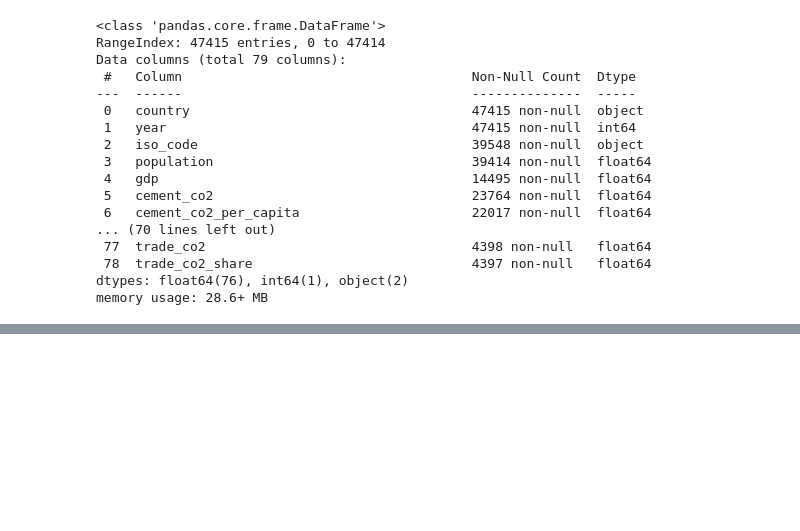
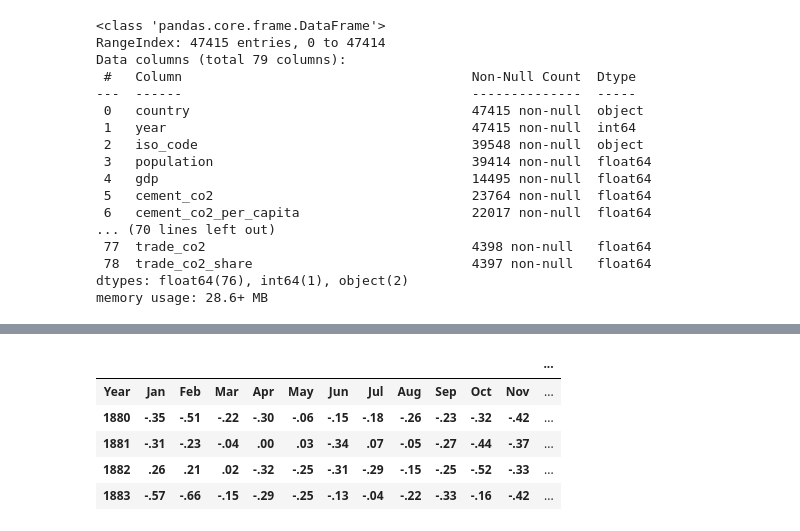
Before and after one commit to shichik07/ClimateAnalysis, a Jupyter notebook: DataExploration/Climate_Explore.ipynb, the cells around one changed output, grey strips where cells are left out. Drawn from its saved outputs; the diff is of its cells as text; code cells hidden in the pictures; blank space fills up the shorter version.

```diff
--- a/DataExploration/Climate_Explore.ipynb
+++ b/DataExploration/Climate_Explore.ipynb
@@ -112,0 +134,10 @@ Lastly, we load the temperature anomaly (deviation - reference period 1951-1980)
+# %%
+Northern_mean_temp_df = pd.read_csv(filepath_or_buffer = r"D:\Data\Dropbox\LifeAfter\Datascientest\Climate\Data\NASA\NH.Ts+dSST.csv")
+Northern_mean_temp_df.head(5)
+# %% [output]
+|  |  |  |  |  |  |  |  |  |  |  |  | ... |
+| Year | Jan | Feb | Mar | Apr | May | Jun | Jul | Aug | Sep | Oct | Nov | ... |
+| 1880 | -.35 | -.51 | -.22 | -.30 | -.06 | -.15 | -.18 | -.26 | -.23 | -.32 | -.42 | ... |
+| 1881 | -.31 | -.23 | -.04 | .00 | .03 | -.34 | .07 | -.05 | -.27 | -.44 | -.37 | ... |
+| 1882 | .26 | .21 | .02 | -.32 | -.25 | -.31 | -.29 | -.15 | -.25 | -.52 | -.33 | ... |
+| 1883 | -.57 | -.66 | -.15 | -.29 | -.25 | -.13 | -.04 | -.22 | -.33 | -.16 | -.42 | ... |
```
Also changed, not shown: parts of 11 cells of this notebook.
